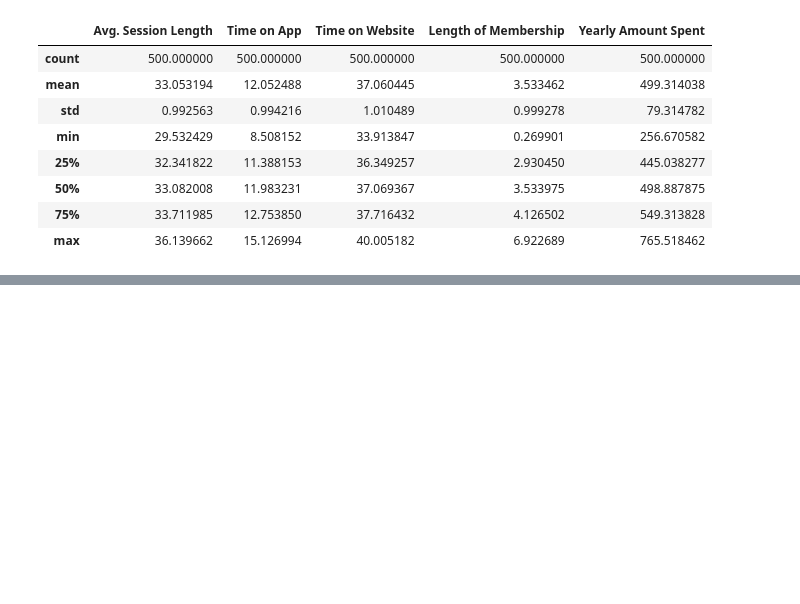
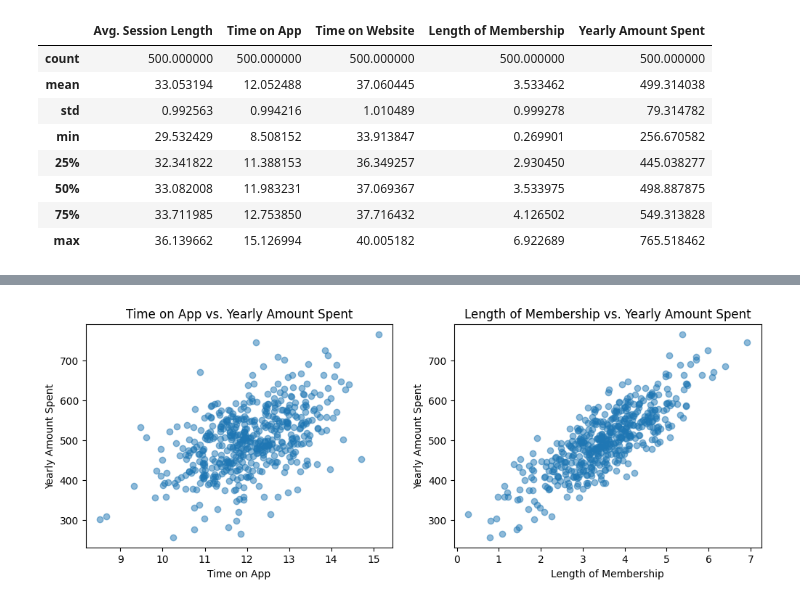
Before and after one commit to Ad7amstein/Linear_Regression-E-commerce, a Jupyter notebook: ecommerce.ipynb, the cells around one changed output, grey strips where cells are left out. Drawn from its saved outputs; the diff is of its cells as text; code cells hidden in the pictures; blank space fills up the shorter version.

```diff
--- a/ecommerce.ipynb
+++ b/ecommerce.ipynb
@@ -72,0 +85,16 @@ Above, we can use this information later to see if we are on the right path.
+# %%
+# Focus on Time on App and Length of Membership features
+fig, (ax1, ax2) = plt.subplots(nrows=1, ncols=2, figsize=(12, 4))
+
+ax1.set_ylabel('Yearly Amount Spent')  ;  ax2.set_ylabel('Yearly Amount Spent')
+ax1.set_xlabel('Time on App')          ;  ax2.set_xlabel('Length of Membership')
+
+ax1.scatter(x='Time on App', y='Yearly Amount Spent', data=data, alpha=0.5)
+ax2.scatter(x='Length of Membership', y='Yearly Amount Spent', data=data, alpha=0.5)
+
+ax1.set_title('Time on App vs. Yearly Amount Spent')
+ax2.set_title('Length of Membership vs. Yearly Amount Spent')
+
+plt.show()
+# %% [output]
+[figure, added]
```
Also changed, not shown: parts of 6 cells of this notebook.
